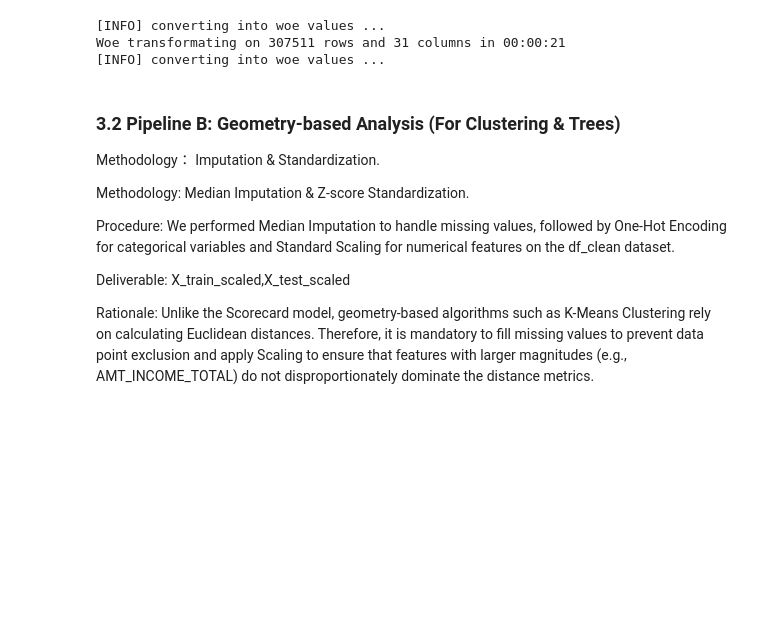
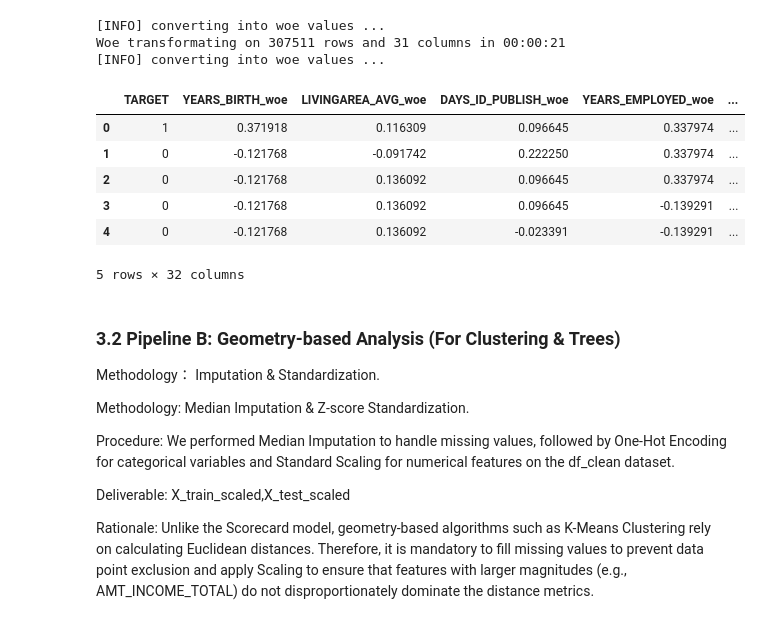
Before and after one commit to wzls3170/creditcard-analysis, a Jupyter notebook: Home Credit Default Risk.ipynb, the cells around one changed output. Saved outputs shown, nothing was run; the diff lists cells and outputs as text; code cells hidden in the pictures; blank space fills up the shorter version.

```diff
--- a/Home Credit Default Risk.ipynb
+++ b/Home Credit Default Risk.ipynb
@@ -327,6 +334,16 @@ test_woe = sc.woebin_ply(app_test[selected_vars], bins)
 [INFO] converting into woe values ...
 Woe transformating on 307511 rows and 31 columns in 00:00:21
 [INFO] converting into woe values ...
+# %%
+train_woe.head()
+# %% [output]
+|  | TARGET | YEARS_BIRTH_woe | LIVINGAREA_AVG_woe | DAYS_ID_PUBLISH_woe | YEARS_EMPLOYED_woe | ... |
+| 0 | 1 | 0.371918 | 0.116309 | 0.096645 | 0.337974 | ... |
+| 1 | 0 | -0.121768 | -0.091742 | 0.222250 | 0.337974 | ... |
+| 2 | 0 | -0.121768 | 0.136092 | 0.096645 | 0.337974 | ... |
+| 3 | 0 | -0.121768 | 0.136092 | 0.096645 | -0.139291 | ... |
+| 4 | 0 | -0.121768 | 0.136092 | -0.023391 | -0.139291 | ... |
+5 rows × 32 columns
 # %% [markdown]
 
 ### 3.2 Pipeline B: Geometry-based Analysis (For Clustering & Trees)
```
Also changed, not shown: parts of 8 cells of this notebook.
